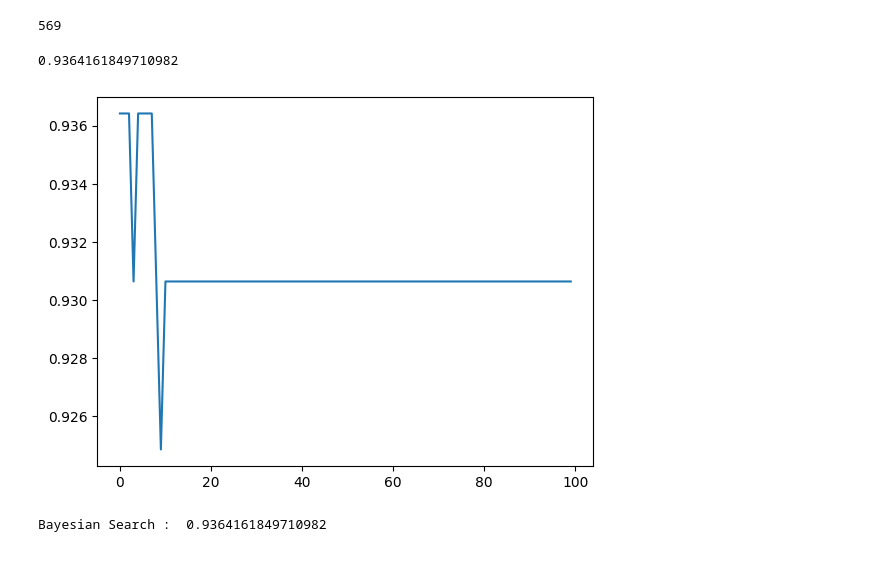
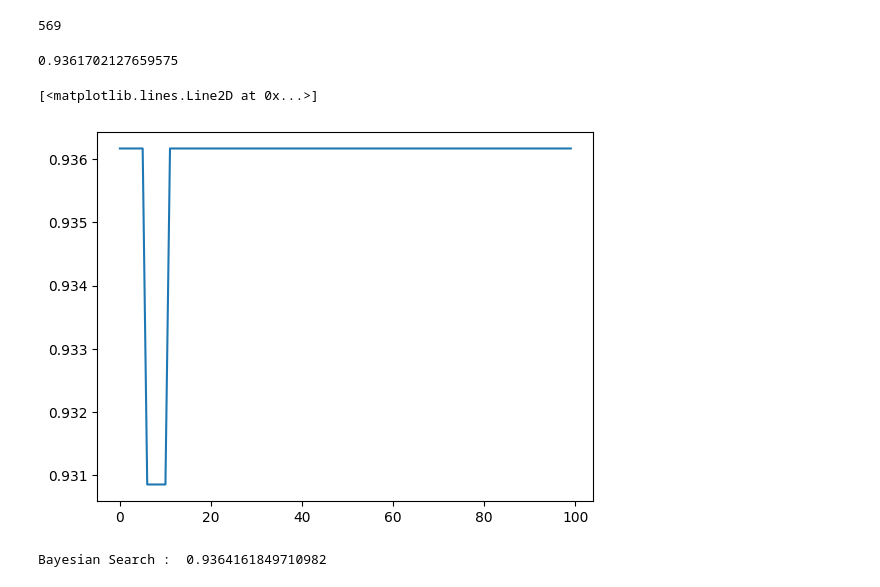
Before and after one commit to hyundp/ie_optimization_proj, a Jupyter notebook: h2y2_env.ipynb, the cells around one changed output. Drawn from its saved outputs; the diff is of its cells as text; code cells hidden in the pictures.

Commit message:
update: data add function

```diff
--- a/h2y2_env.ipynb
+++ b/h2y2_env.ipynb
@@ -102,13 +112,13 @@ class h2y2_RF_Model():
         data_1 = df[df['target'] == 1]
         add_df_0 = pd.DataFrame(columns = df.columns)
         add_df_1 = pd.DataFrame(columns = df.columns)
-        # 데이터는 각각 label당 1%씩 추가한다.
+        # 데이터는 각각 label당 10%씩 추가한다.
         for fn in data.feature_names:
             fn_ci_0 = self.get_interval(data_0[fn], 0.95)
-            fn_add_list_0 = self.n_sample_float(max(1,int(len(data_0)*0.01)), fn_ci_0)
+            fn_add_list_0 = self.n_sample_float(max(1,int(len(data_0)*0.1)), fn_ci_0)
             add_df_0[fn] = fn_add_list_0
             fn_ci_1 = self.get_interval(data_1[fn], 0.95)
-            fn_add_list_1 = self.n_sample_float(max(1,int(len(data_1)*0.01)), fn_ci_1)
+            fn_add_list_1 = self.n_sample_float(max(1,int(len(data_1)*0.1)), fn_ci_1)
             add_df_1[fn] = fn_add_list_1
         add_df_0['target'] = 0
         add_df_1['target'] = 1
@@ -138,7 +148,7 @@ class H2Y2_env:
         # initial
         self.comb_config = [[-50,0,50], [-2,0,2], [-1,0,1], [-1,0,1], [-0.1,0,0.1], [-0.1,0,0.1]]
         self.hyperparameter_list = ['n_estimators', 'max_depth', 'min_samples_split', 'min_samples_leaf', 'min_weight_fraction_leaf', 'min_impurity_decrease']
-        self.epsilon = 1e-3
+        self.epsilon = 1e-2
 
     # 하이퍼파라미터의 범위를 제한해주는 함수 ver1
     def check_bound(self, comb):
@@ -243,10 +253,10 @@ class H2Y2_env:
 # %%
 class H2Y2_Agent:
     def __init__(self):
-        self.gamma = 0.99 # discount factor
+        self.gamma = 0.7 # discount factor
         self.t_step = 0
         self.learn_freq = 4
-        self.target_update_freq = 2000
+        self.target_update_freq = 1000
         self.batch_size = 32
         self.action_size = 6
 
@@ -311,9 +321,12 @@ class H2Y2_Agent:
 
         # main_network를 통해 현재 state와 action 대한 q_value를 도출한다.
         Q_expected, _ = self.main_network.forward(states, bsize=self.batch_size, time_step=1, hidden_state=hidden_batch, cell_state=cell_batch)
+
         # print(Q_expected.shape) # (32,729)
         Q_expected_action = Q_expected.gather(dim=1, index = actions)
         # print(Q_expected_action.shape) # (32,1)
+
+        # print(f"current: {Q_expected_action[0]}, \n target: {Q_targets[0]}")
 
         loss = F.mse_loss(Q_expected_action, Q_targets)
 
@@ -556,6 +674,7 @@ def h2y2_optimization(model, max_t, edit=False):
     h2y2_test = H2Y2(edit)
     weights = torch.load(f'./model/{model}', map_location='cpu')
     h2y2_test.agent.main_network.load_state_dict(weights)
+    max_score = 0
     scores = []
     done_t = []
 
@@ -566,13 +685,14 @@ def h2y2_optimization(model, max_t, edit=False):
             next_state, reward, done = h2y2_test.env.step(state, action_index, edit)
             state = next_state
             scores.append(reward)
+            max_score = max(max_score, reward)
             done_t.append(done)
             if done:
                 break
 
-    return scores, done_t
+    return scores, max_score, done_t
 
-scores, dones, _ = h2y2_optimization('CNN_LSTM_WEIGHTS_50epoch_10000max_t.pt', 100, edit=False)
+scores, max_score, dones = h2y2_optimization('CNN_LSTM_WEIGHTS_100episodes_10000max_t.pt', 100, edit=False)
 
 # 1000번 step에 2분 소요
 # 500번 step에 1분 소요
@@ -769,13 +890,14 @@ print(len(data.data))
 # %%
 # DQL을 활용해서 RF모델을 학습시키는 데이터가 추가되었을 때도 잘 동작하는지 확인
 import matplotlib.pyplot as plt
-scores, dones = h2y2_optimization('CNN_LSTM_WEIGHTS_100epoch_1000top_p.pt', 100, edit=True)
+scores, max_score, dones = h2y2_optimization('CNN_LSTM_WEIGHTS_100episodes_10000max_t.pt', 100, edit=True)
 
+print(max_score)
 plt.plot(scores)
-print(max(scores))
 # %% [output]
-0.9364161849710982
+0.9361702127659575
+[<matplotlib.lines.Line2D at 0x...>]
-[figure, old version]
+[figure, new version]
 # %%
 # 바뀐 데이터셋으로 베이지안 최적화 성능 측정
 
```
Also changed, not shown: parts of 7 cells of this notebook.
